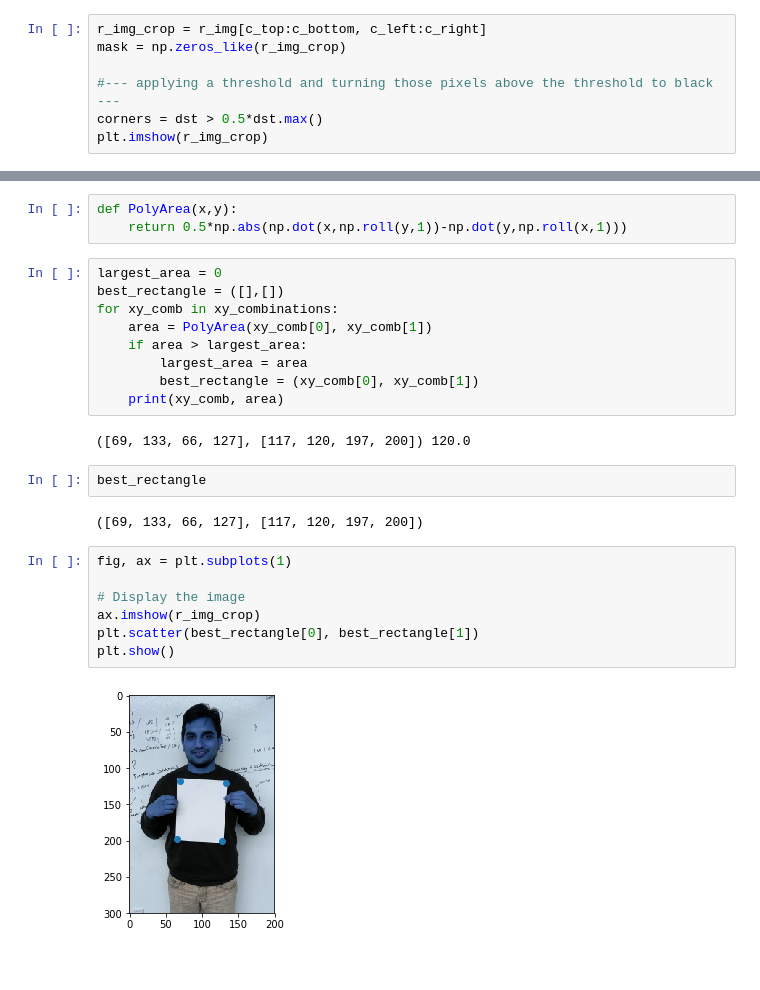
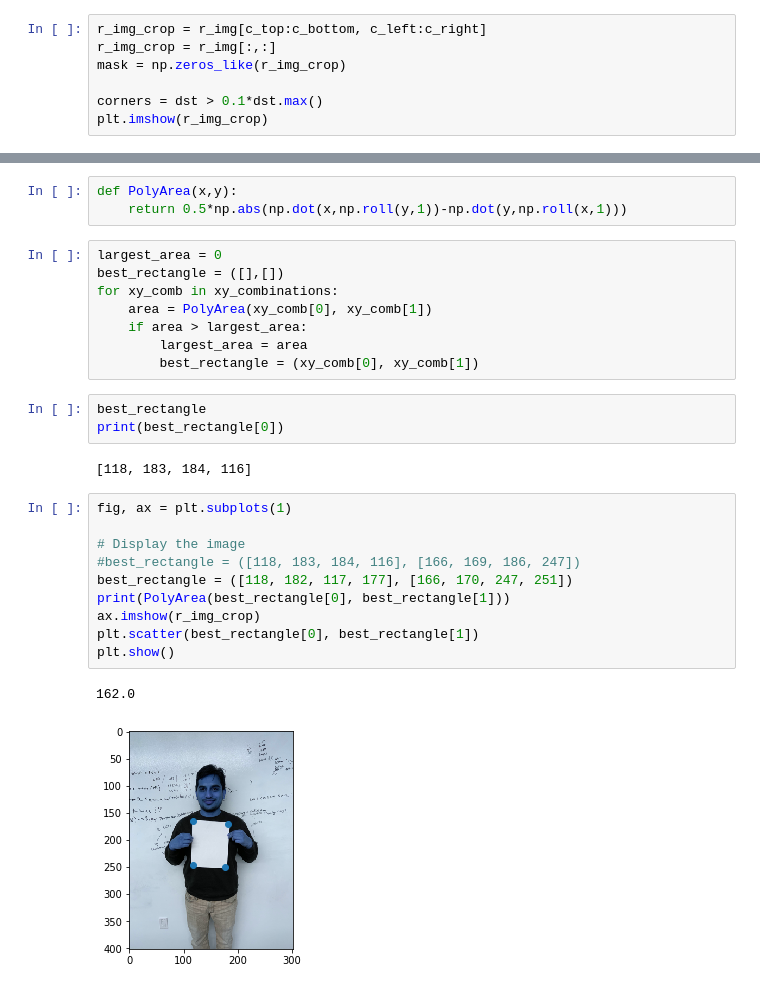
Before and after one commit to ketanio/image-issues, a Jupyter notebook: notebooks/detect_paper.ipynb, the cells around one changed output, grey strips where cells are left out. Saved outputs shown, nothing was run; the diff lists cells and outputs as text.

Commit message:
require area fix

```diff
--- a/notebooks/detect_paper.ipynb
+++ b/notebooks/detect_paper.ipynb
@@ -61,10 +61,10 @@ plt.imshow(bi)
 dst = cv2.cornerHarris(bi, 2, 3, 0.04)
 # %%
 r_img_crop = r_img[c_top:c_bottom, c_left:c_right]
+r_img_crop = r_img[:,:]
 mask = np.zeros_like(r_img_crop)
 
-#--- applying a threshold and turning those pixels above the threshold to black ---
-corners = dst > 0.5*dst.max()
+corners = dst > 0.1*dst.max()
 plt.imshow(r_img_crop)
 # %% [output]
 <matplotlib.image.AxesImage at 0x...>
@@ -174,19 +152,21 @@ for xy_comb in xy_combinations:
     if area > largest_area:
         largest_area = area
         best_rectangle = (xy_comb[0], xy_comb[1])
-    print(xy_comb, area)
-# %% [output]
-([69, 133, 66, 127], [117, 120, 197, 200]) 120.0
-# %%
-best_rectangle
-# %% [output]
-([69, 133, 66, 127], [117, 120, 197, 200])
+# %%
+best_rectangle
+print(best_rectangle[0])
+# %% [output]
+[118, 183, 184, 116]
 # %%
 fig, ax = plt.subplots(1)
 
 # Display the image
+#best_rectangle = ([118, 183, 184, 116], [166, 169, 186, 247])
+best_rectangle = ([118, 182, 117, 177], [166, 170, 247, 251])
+print(PolyArea(best_rectangle[0], best_rectangle[1]))
 ax.imshow(r_img_crop)
 plt.scatter(best_rectangle[0], best_rectangle[1])
 plt.show()
 # %% [output]
+162.0
-[figure, old version]
+[figure, new version]
```
Also changed, not shown: parts of 7 cells of this notebook, 1 other file.
